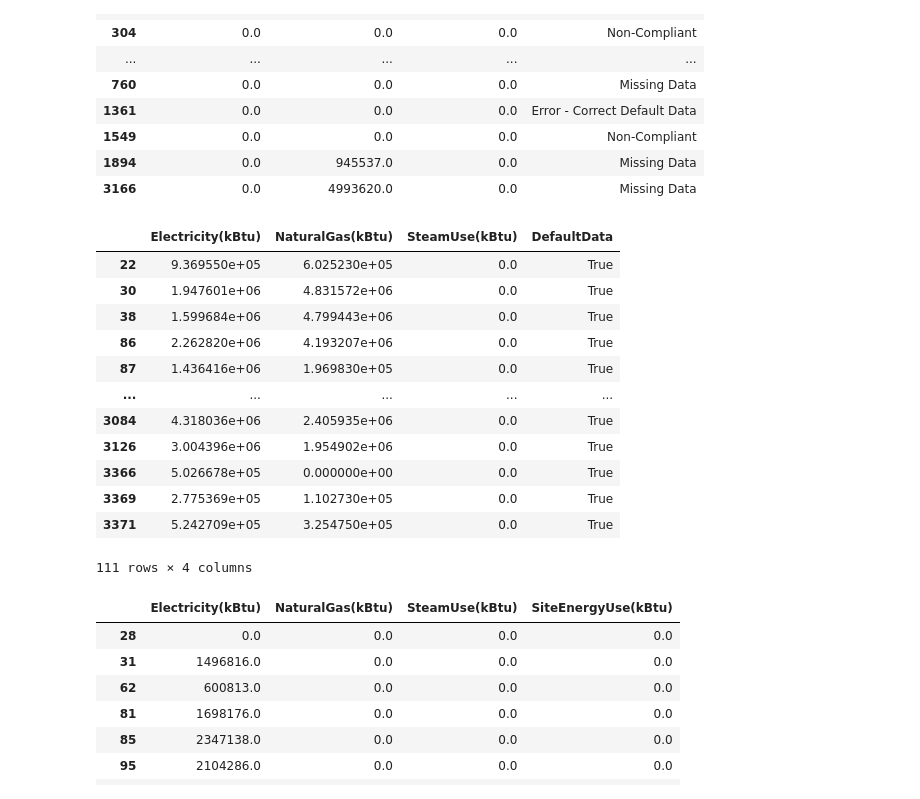
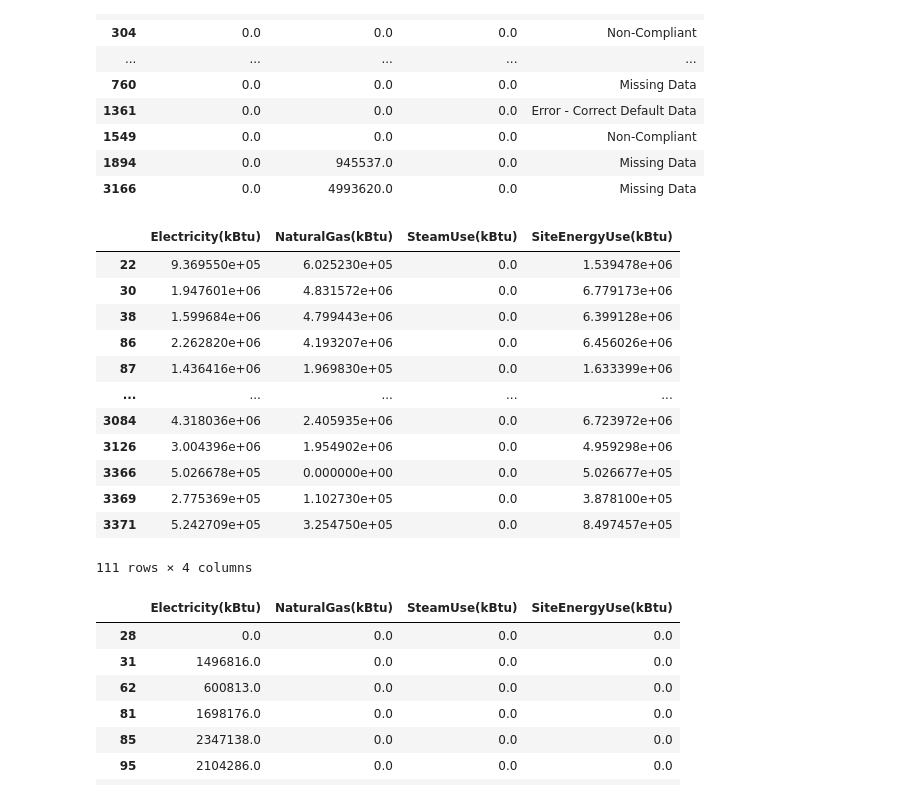
Before and after one commit to EP-portfolio/PROJET_4, a Jupyter notebook: PROJET_4.ipynb, the cells around one changed output. Saved outputs shown, nothing was run; the diff lists cells and outputs as text; code cells hidden in the pictures.

```diff
--- a/PROJET_4.ipynb
+++ b/PROJET_4.ipynb
@@ -419,20 +439,20 @@ DF_cleaned.loc[DF_cleaned['SiteEnergyUse(kBtu)']==0,['Electricity(kBtu)','Natura
 # %%
 DF_cleaned.loc[DF_cleaned['ComplianceStatus']=='Error - Correct Default Data',['Electricity(kBtu)',
                                                                                'NaturalGas(kBtu)'
-                                                               ,'SteamUse(kBtu)','DefaultData']]
+                                                               ,'SteamUse(kBtu)','SiteEnergyUse(kBtu)']]
 # %% [output]
-|  | Electricity(kBtu) | NaturalGas(kBtu) | SteamUse(kBtu) | DefaultData |
-| 22 | 9.369550e+05 | 6.025230e+05 | 0.0 | True |
-| 30 | 1.947601e+06 | 4.831572e+06 | 0.0 | True |
-| 38 | 1.599684e+06 | 4.799443e+06 | 0.0 | True |
-| 86 | 2.262820e+06 | 4.193207e+06 | 0.0 | True |
-| 87 | 1.436416e+06 | 1.969830e+05 | 0.0 | True |
+|  | Electricity(kBtu) | NaturalGas(kBtu) | SteamUse(kBtu) | SiteEnergyUse(kBtu) |
+| 22 | 9.369550e+05 | 6.025230e+05 | 0.0 | 1.539478e+06 |
+| 30 | 1.947601e+06 | 4.831572e+06 | 0.0 | 6.779173e+06 |
+| 38 | 1.599684e+06 | 4.799443e+06 | 0.0 | 6.399128e+06 |
+| 86 | 2.262820e+06 | 4.193207e+06 | 0.0 | 6.456026e+06 |
+| 87 | 1.436416e+06 | 1.969830e+05 | 0.0 | 1.633399e+06 |
 | ... | ... | ... | ... | ... |
-| 3084 | 4.318036e+06 | 2.405935e+06 | 0.0 | True |
-| 3126 | 3.004396e+06 | 1.954902e+06 | 0.0 | True |
-| 3366 | 5.026678e+05 | 0.000000e+00 | 0.0 | True |
-| 3369 | 2.775369e+05 | 1.102730e+05 | 0.0 | True |
-| 3371 | 5.242709e+05 | 3.254750e+05 | 0.0 | True |
+| 3084 | 4.318036e+06 | 2.405935e+06 | 0.0 | 6.723972e+06 |
+| 3126 | 3.004396e+06 | 1.954902e+06 | 0.0 | 4.959298e+06 |
+| 3366 | 5.026678e+05 | 0.000000e+00 | 0.0 | 5.026677e+05 |
+| 3369 | 2.775369e+05 | 1.102730e+05 | 0.0 | 3.878100e+05 |
+| 3371 | 5.242709e+05 | 3.254750e+05 | 0.0 | 8.497457e+05 |
 111 rows × 4 columns
 # %%
 DF_cleaned.loc[DF_cleaned['ComplianceStatus']=='Missing Data',['Electricity(kBtu)','NaturalGas(kBtu)',
```
Also changed, not shown: parts of 45 cells of this notebook.
